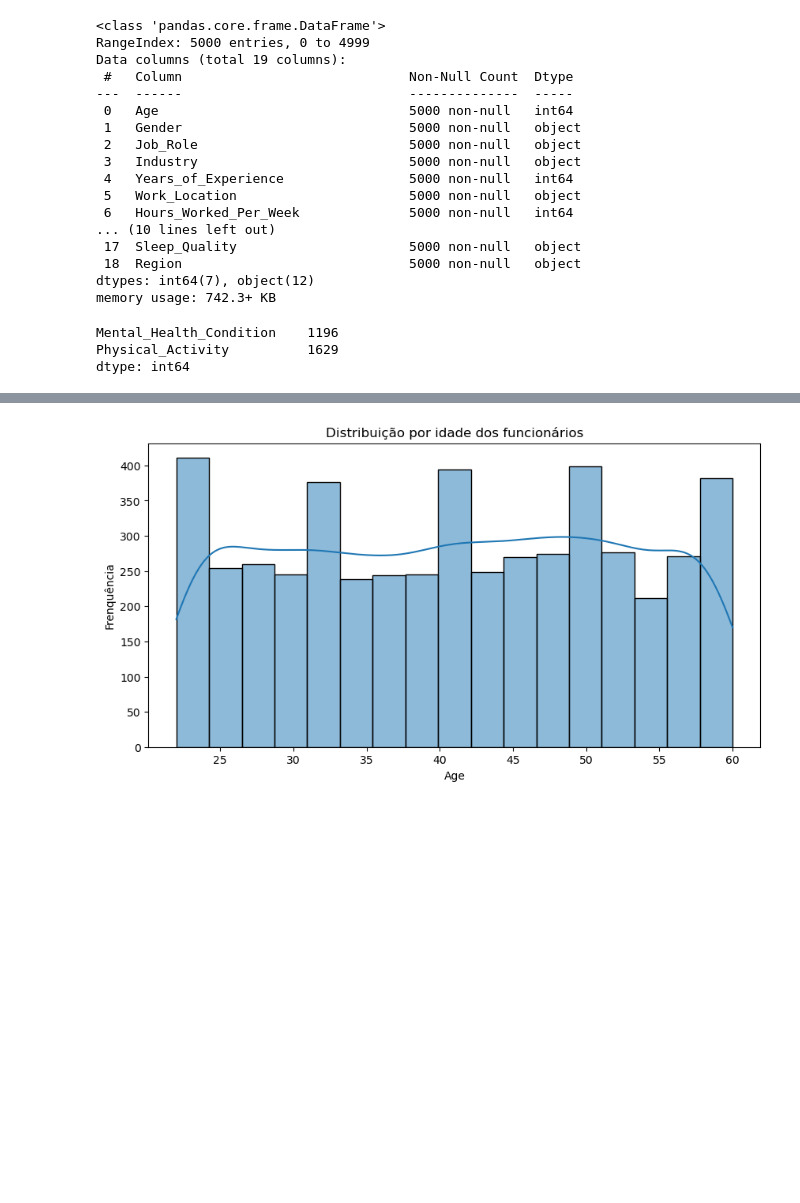
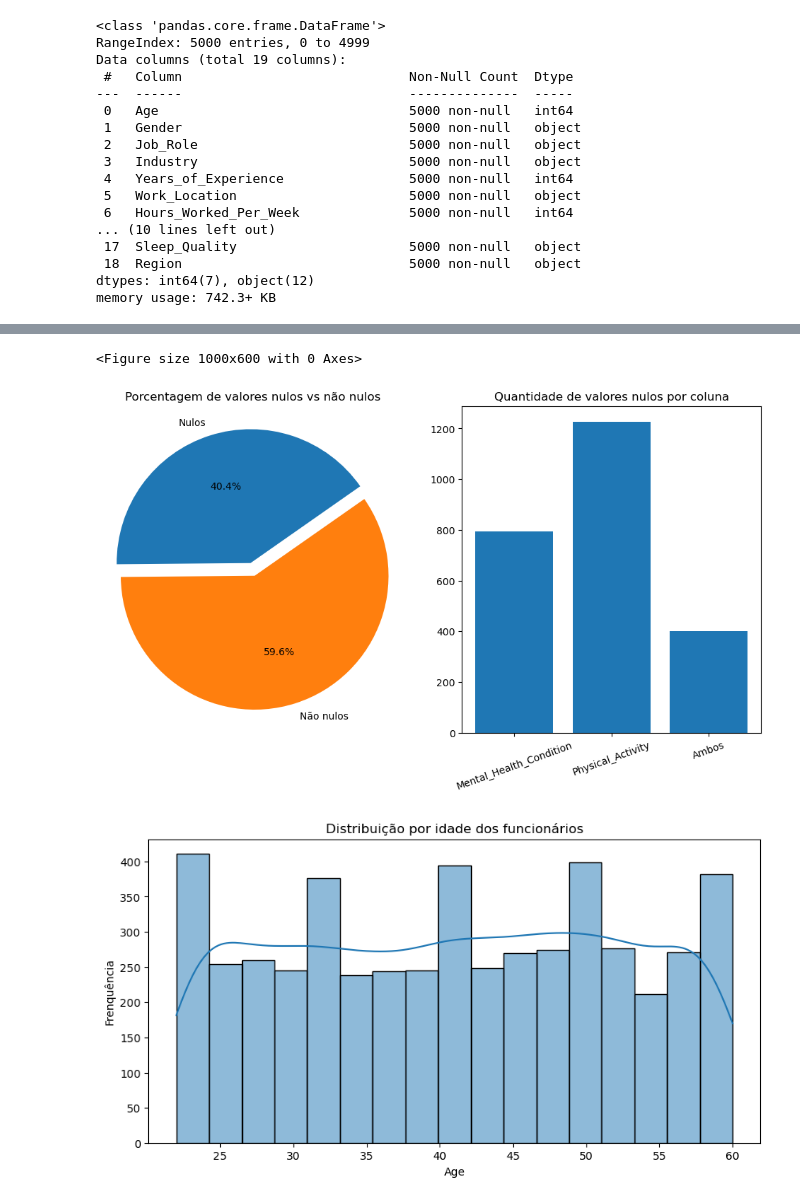
Before and after one commit to JeanPonte/Remote_work_mentalhealth, a Jupyter notebook: Data_Visualize.ipynb, the cells around one changed output, grey strips where cells are left out. Drawn from its saved outputs; the diff is of its cells as text; code cells hidden in the pictures; blank space fills up the shorter version.

Commit message:
add grafico valores nulos

```diff
--- a/Data_Visualize.ipynb
+++ b/Data_Visualize.ipynb
@@ -37,13 +37,6 @@ Data columns (total 19 columns):
  18  Region                             5000 non-null   object
 dtypes: int64(7), object(12)
 memory usage: 742.3+ KB
-# %%
-valores_nulos = df.isnull().sum()
-valores_nulos[valores_nulos>0]
-# %% [output]
-Mental_Health_Condition    1196
-Physical_Activity          1629
-dtype: int64
 # %%
 #Describe numeric columns
 df.describe()
@@ -66,6 +59,32 @@ df.select_dtypes(include='object').describe()
 | unique | 4 | 7 | 7 | 3 | 3 | 3 | 2 | ... |
 | top | Female | Project Manager | Finance | Remote | High | Burnout | No | ... |
 | freq | 1274 | 738 | 747 | 1714 | 1686 | 1280 | 2553 | ... |
+# %%
+ambos_nulos = df[df['Mental_Health_Condition'].isnull() & df['Physical_Activity'].isnull()]
+valores_nulos = df.isnull().sum()
+valores_nulos = valores_nulos[valores_nulos>0] - len(ambos_nulos)
+nulos = valores_nulos.sum()
+nao_nulos = len(df) - nulos
+
+plt.figure(figsize=(10,6))
+fig, (ax1,ax2) = plt.subplots(1,2,figsize=(12,6))
+ax1.pie(x=[nulos,nao_nulos],
+        labels=['Nulos','Não nulos'],
+        autopct='%.1f%%',
+        explode=(0,0.1),
+        startangle=35)
+ax1.set_title('Porcentagem de valores nulos vs não nulos')
+ax1.axis('equal')
+
+ax2.bar(x=[valores_nulos.index[0],valores_nulos.index[1],'Ambos'],
+        height=[valores_nulos[0],valores_nulos[1],len(ambos_nulos)])
+ax2.set_xticklabels(ax2.get_xticklabels(), rotation=20)
+ax2.set_title('Quantidade de valores nulos por coluna')
+
+plt.show()
+# %% [output]
+<Figure size 1000x600 with 0 Axes>
+[figure, added]
 # %%
 plt.figure(figsize=(10,5))
 sns.histplot(df['Age'],kde=True)
```
